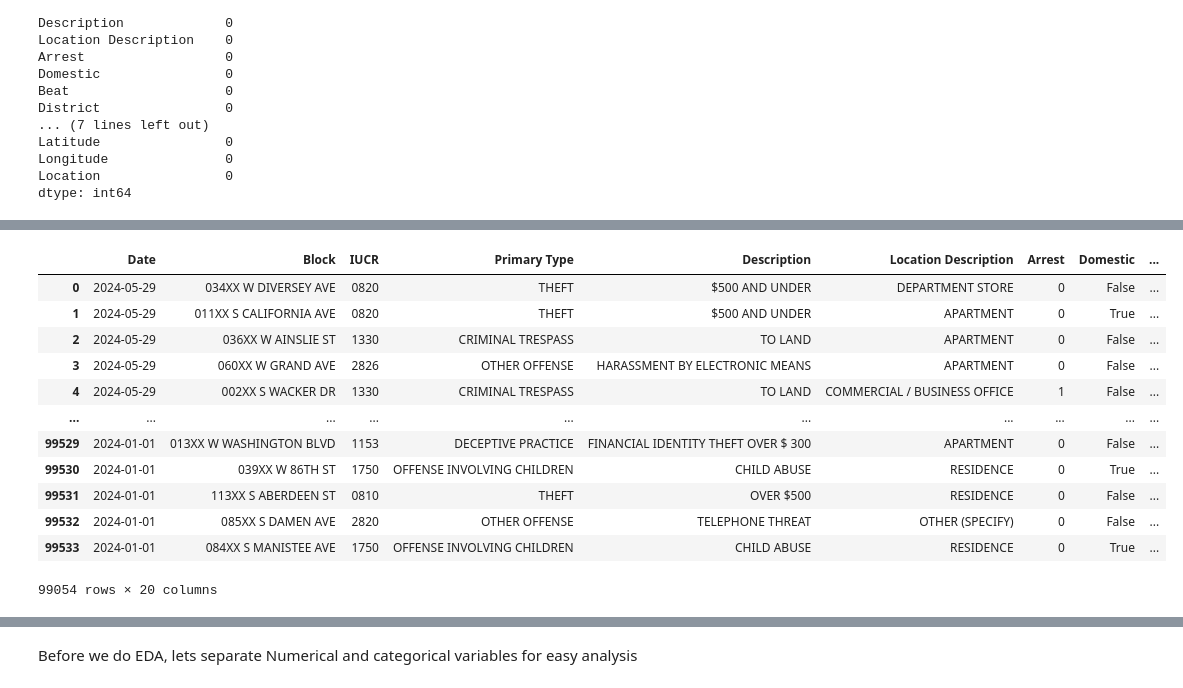
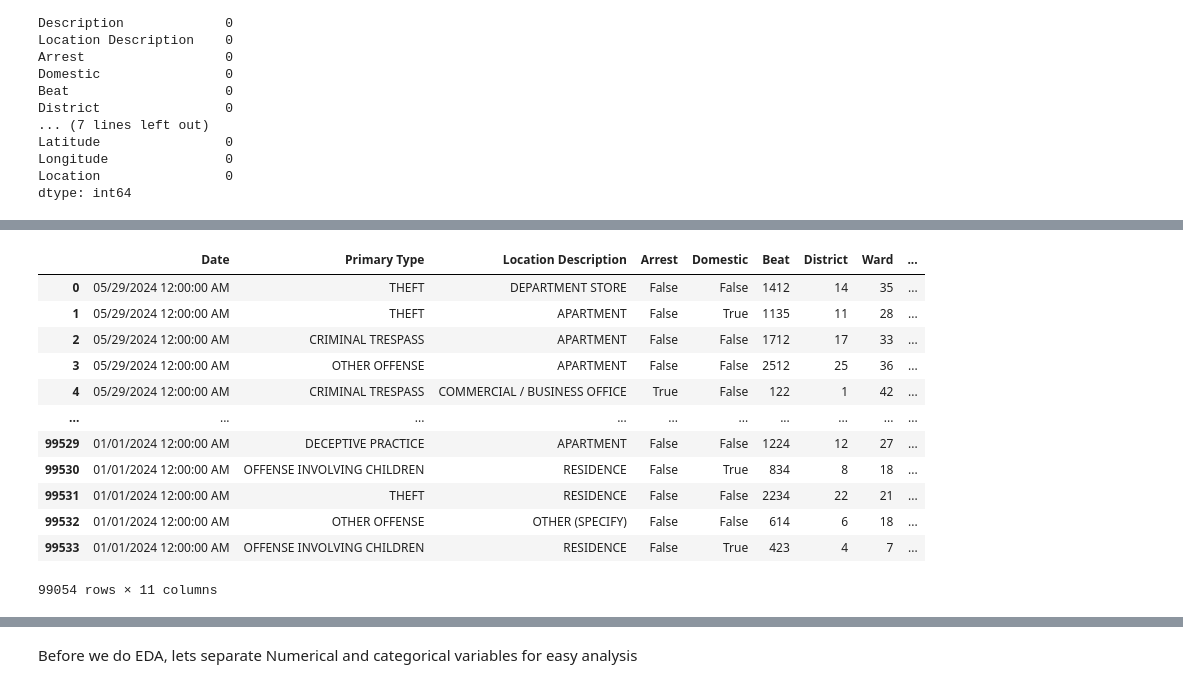
Before and after one commit to SirIan71/Chicago_crime_data_Ml, a Jupyter notebook: Chicago crime.ipynb, the cells around one changed output, grey strips where cells are left out. Cells and saved outputs as stored; diff of their text form; code cells hidden in the pictures.

```diff
--- a/Chicago crime.ipynb
+++ b/Chicago crime.ipynb
@@ -173,17 +232,19 @@ Drop unnecessary columns
 # %%
-clean_data = cleaned_data.drop(columns = ['ID', 'Case Number','Updated On'])
-clean_data
+cleaned_data.drop(columns = ['ID', 'Case Number', 'Block', 'IUCR', 'Description', 'FBI Code',
+                   'X Coordinate', 'Y Coordinate', 'Updated On', 'Location','Year'], inplace = True)
+cleaned_data.dropna(inplace = True)
+cleaned_data
 # %% [output]
-|  | Date | Block | IUCR | Primary Type | Description | Location Description | Arrest | Domestic | ... |
-| 0 | 2024-05-29 | 034XX W DIVERSEY AVE | 0820 | THEFT | $500 AND UNDER | DEPARTMENT STORE | 0 | False | ... |
-| 1 | 2024-05-29 | 011XX S CALIFORNIA AVE | 0820 | THEFT | $500 AND UNDER | APARTMENT | 0 | True | ... |
-| 2 | 2024-05-29 | 036XX W AINSLIE ST | 1330 | CRIMINAL TRESPASS | TO LAND | APARTMENT | 0 | False | ... |
-| 3 | 2024-05-29 | 060XX W GRAND AVE | 2826 | OTHER OFFENSE | HARASSMENT BY ELECTRONIC MEANS | APARTMENT | 0 | False | ... |
-| 4 | 2024-05-29 | 002XX S WACKER DR | 1330 | CRIMINAL TRESPASS | TO LAND | COMMERCIAL / BUSINESS OFFICE | 1 | False | ... |
+|  | Date | Primary Type | Location Description | Arrest | Domestic | Beat | District | Ward | ... |
+| 0 | 05/29/2024 12:00:00 AM | THEFT | DEPARTMENT STORE | False | False | 1412 | 14 | 35 | ... |
+| 1 | 05/29/2024 12:00:00 AM | THEFT | APARTMENT | False | True | 1135 | 11 | 28 | ... |
+| 2 | 05/29/2024 12:00:00 AM | CRIMINAL TRESPASS | APARTMENT | False | False | 1712 | 17 | 33 | ... |
+| 3 | 05/29/2024 12:00:00 AM | OTHER OFFENSE | APARTMENT | False | False | 2512 | 25 | 36 | ... |
+| 4 | 05/29/2024 12:00:00 AM | CRIMINAL TRESPASS | COMMERCIAL / BUSINESS OFFICE | True | False | 122 | 1 | 42 | ... |
 | ... | ... | ... | ... | ... | ... | ... | ... | ... | ... |
-| 99529 | 2024-01-01 | 013XX W WASHINGTON BLVD | 1153 | DECEPTIVE PRACTICE | FINANCIAL IDENTITY THEFT OVER $ 300 | APARTMENT | 0 | False | ... |
-| 99530 | 2024-01-01 | 039XX W 86TH ST | 1750 | OFFENSE INVOLVING CHILDREN | CHILD ABUSE | RESIDENCE | 0 | True | ... |
-| 99531 | 2024-01-01 | 113XX S ABERDEEN ST | 0810 | THEFT | OVER $500 | RESIDENCE | 0 | False | ... |
-| 99532 | 2024-01-01 | 085XX S DAMEN AVE | 2820 | OTHER OFFENSE | TELEPHONE THREAT | OTHER (SPECIFY) | 0 | False | ... |
-| 99533 | 2024-01-01 | 084XX S MANISTEE AVE | 1750 | OFFENSE INVOLVING CHILDREN | CHILD ABUSE | RESIDENCE | 0 | True | ... |
+| 99529 | 01/01/2024 12:00:00 AM | DECEPTIVE PRACTICE | APARTMENT | False | False | 1224 | 12 | 27 | ... |
+| 99530 | 01/01/2024 12:00:00 AM | OFFENSE INVOLVING CHILDREN | RESIDENCE | False | True | 834 | 8 | 18 | ... |
+| 99531 | 01/01/2024 12:00:00 AM | THEFT | RESIDENCE | False | False | 2234 | 22 | 21 | ... |
+| 99532 | 01/01/2024 12:00:00 AM | OTHER OFFENSE | OTHER (SPECIFY) | False | False | 614 | 6 | 18 | ... |
+| 99533 | 01/01/2024 12:00:00 AM | OFFENSE INVOLVING CHILDREN | RESIDENCE | False | True | 423 | 4 | 7 | ... |
-99054 rows × 20 columns
+99054 rows × 11 columns
```
Also changed, not shown: parts of 114 cells of this notebook, 5 other files.
